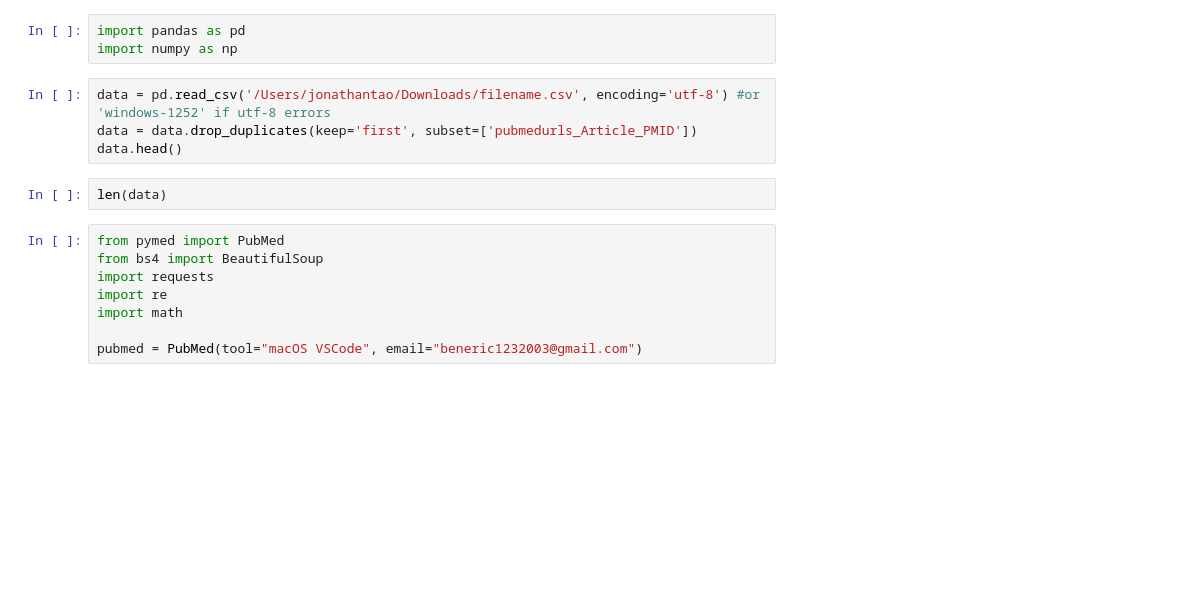
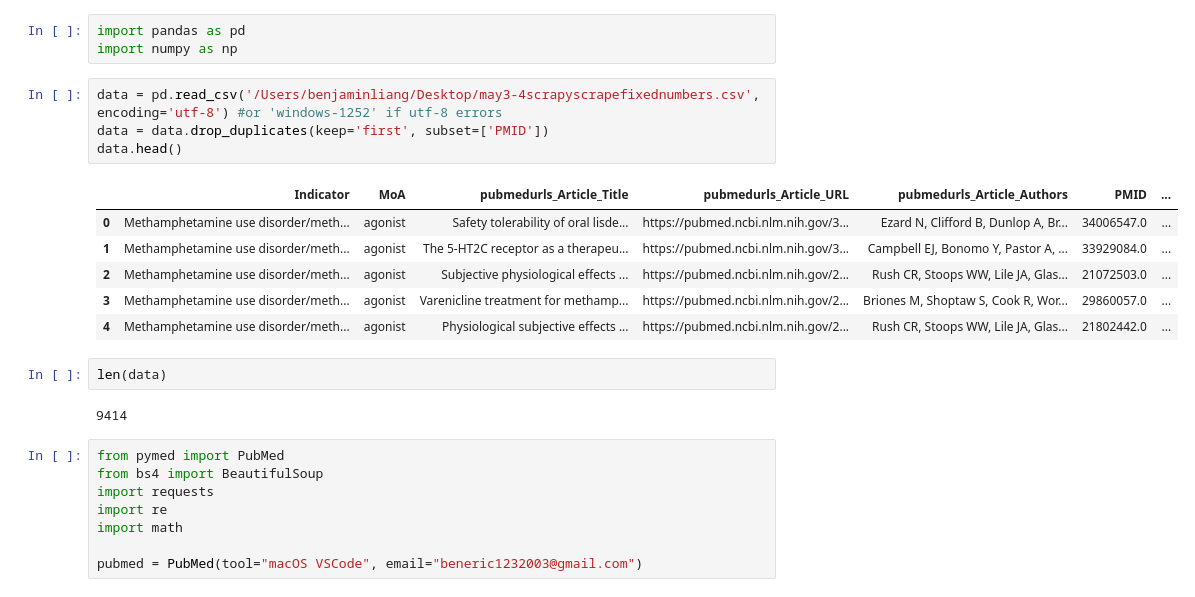
Before and after one commit to shivanisahni/Voyager-Alkermes, a Jupyter notebook: scraper.ipynb, the cells around one changed output. Drawn from its saved outputs; the diff is of its cells as text; blank space fills up the shorter version.

```diff
--- a/scraper.ipynb
+++ b/scraper.ipynb
@@ -2,11 +2,20 @@
 import pandas as pd
 import numpy as np
 # %%
-data = pd.read_csv('/Users/jonathantao/Downloads/filename.csv', encoding='utf-8') #or 'windows-1252' if utf-8 errors
-data = data.drop_duplicates(keep='first', subset=['pubmedurls_Article_PMID'])
+data = pd.read_csv('/Users/benjaminliang/Desktop/may3-4scrapyscrapefixednumbers.csv', encoding='utf-8') #or 'windows-1252' if utf-8 errors
+data = data.drop_duplicates(keep='first', subset=['PMID'])
 data.head()
+# %% [output]
+|  | Indicator | MoA | pubmedurls_Article_Title | pubmedurls_Article_URL | pubmedurls_Article_Authors | PMID | ... |
+| 0 | Methamphetamine use disorder/meth... | agonist | Safety tolerability of oral lisde... | https://pubmed.ncbi.nlm.nih.gov/3... | Ezard N, Clifford B, Dunlop A, Br... | 34006547.0 | ... |
+| 1 | Methamphetamine use disorder/meth... | agonist | The 5-HT2C receptor as a therapeu... | https://pubmed.ncbi.nlm.nih.gov/3... | Campbell EJ, Bonomo Y, Pastor A, ... | 33929084.0 | ... |
+| 2 | Methamphetamine use disorder/meth... | agonist | Subjective physiological effects ... | https://pubmed.ncbi.nlm.nih.gov/2... | Rush CR, Stoops WW, Lile JA, Glas... | 21072503.0 | ... |
+| 3 | Methamphetamine use disorder/meth... | agonist | Varenicline treatment for methamp... | https://pubmed.ncbi.nlm.nih.gov/2... | Briones M, Shoptaw S, Cook R, Wor... | 29860057.0 | ... |
+| 4 | Methamphetamine use disorder/meth... | agonist | Physiological subjective effects ... | https://pubmed.ncbi.nlm.nih.gov/2... | Rush CR, Stoops WW, Lile JA, Glas... | 21802442.0 | ... |
 # %%
 len(data)
+# %% [output]
+9414
 # %%
 from pymed import PubMed
 from bs4 import BeautifulSoup
```
Also changed, not shown: parts of 1 cell of this notebook, 1 other file.
